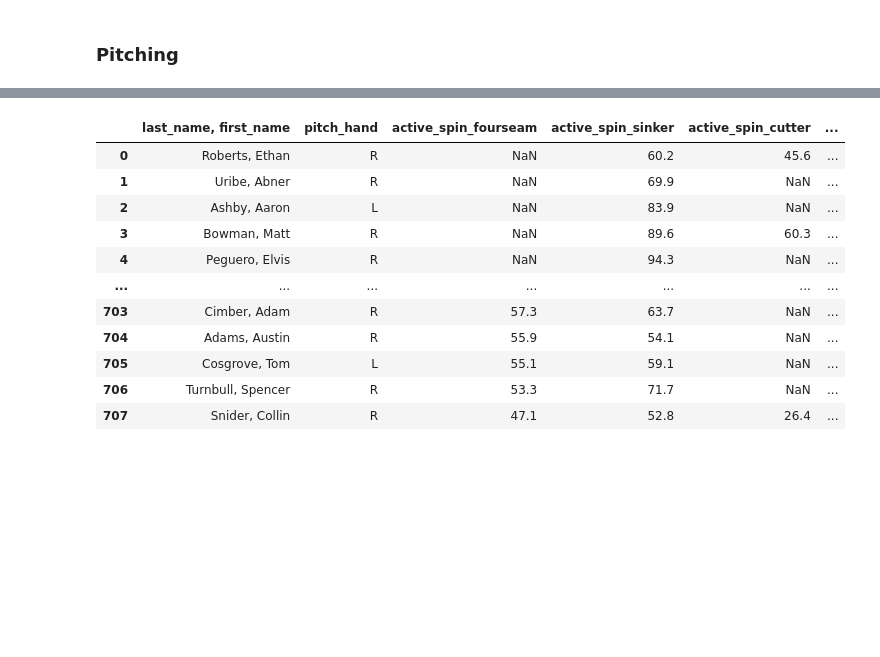
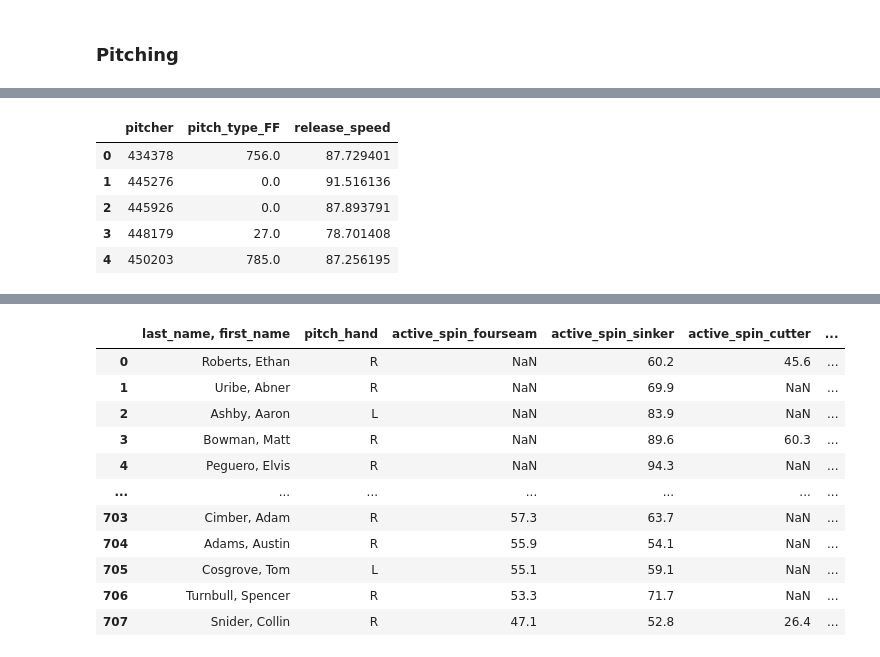
Before and after one commit to auto-d/moneyball-ml, a Jupyter notebook: eda.ipynb, the cells around one changed output, grey strips where cells are left out. Cells and saved outputs as stored; diff of their text form; code cells hidden in the pictures; blank space fills up the shorter version.

```diff
--- a/eda.ipynb
+++ b/eda.ipynb
@@ -328,0 +362,16 @@ def unique_vals(df):
+# %%
+g2.columns = g2.columns.get_level_values(0)
+# %%
+g2.reset_index(inplace=True)
+# %%
+g3 = g2.reset_index().head()
+# %%
+g3.set_index('pitcher')
+g3
+# %% [output]
+|  | pitcher | pitch_type_FF | release_speed |
+| 0 | 434378 | 756.0 | 87.729401 |
+| 1 | 445276 | 0.0 | 91.516136 |
+| 2 | 445926 | 0.0 | 87.893791 |
+| 3 | 448179 | 27.0 | 78.701408 |
+| 4 | 450203 | 785.0 | 87.256195 |
```
Also changed, not shown: parts of 19 cells of this notebook, 2 other files.
